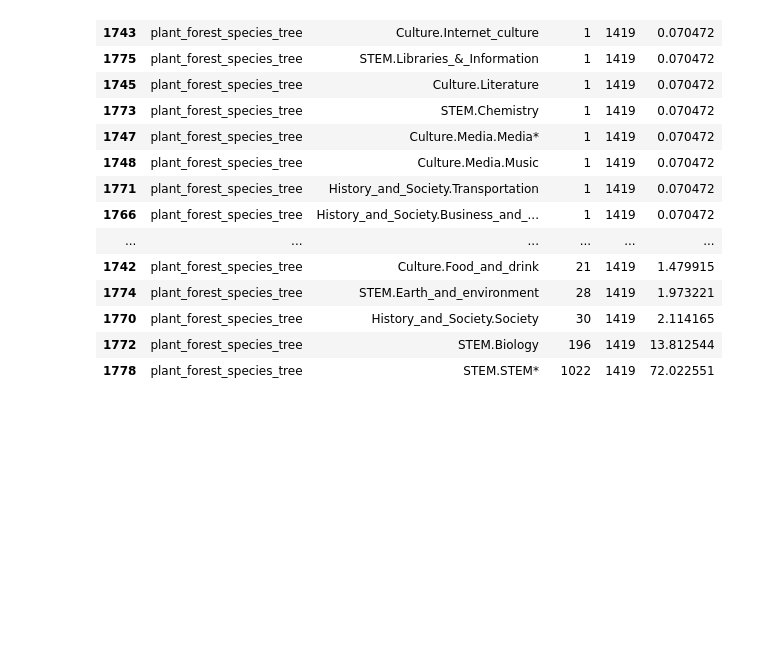
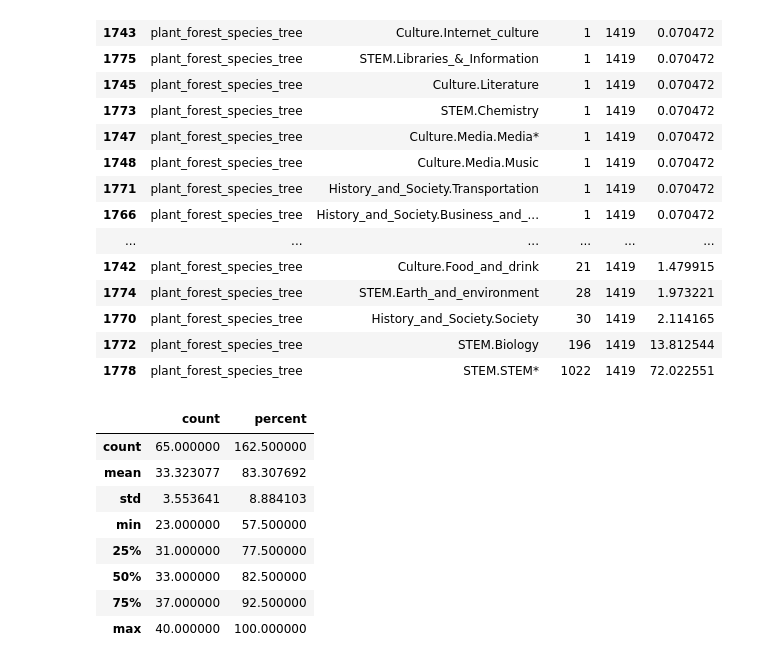
Before and after one commit to jmaddock/knowledge_graph, a Jupyter notebook: eval_2_clustered_ORES_comparison_6-8-20.ipynb, the cells around one changed output. Cells and saved outputs as stored; diff of their text form; code cells hidden in the pictures; blank space fills up the shorter version.

```diff
--- a/eval_2_clustered_ORES_comparison_6-8-20.ipynb
+++ b/eval_2_clustered_ORES_comparison_6-8-20.ipynb
@@ -365,0 +381,14 @@ with open(FILEPATH) as json_file:
+# %%
+topic_dist = dt_df.groupby('label')['topic'].nunique().describe().to_frame('count')
+topic_dist['percent'] = topic_dist['count'].divide(dt_df['topic'].nunique())*100
+topic_dist
+# %% [output]
+|  | count | percent |
+| count | 65.000000 | 162.500000 |
+| mean | 33.323077 | 83.307692 |
+| std | 3.553641 | 8.884103 |
+| min | 23.000000 | 57.500000 |
+| 25% | 31.000000 | 77.500000 |
+| 50% | 33.000000 | 82.500000 |
+| 75% | 37.000000 | 92.500000 |
+| max | 40.000000 | 100.000000 |
```
Also changed, not shown: parts of 8 cells of this notebook.
